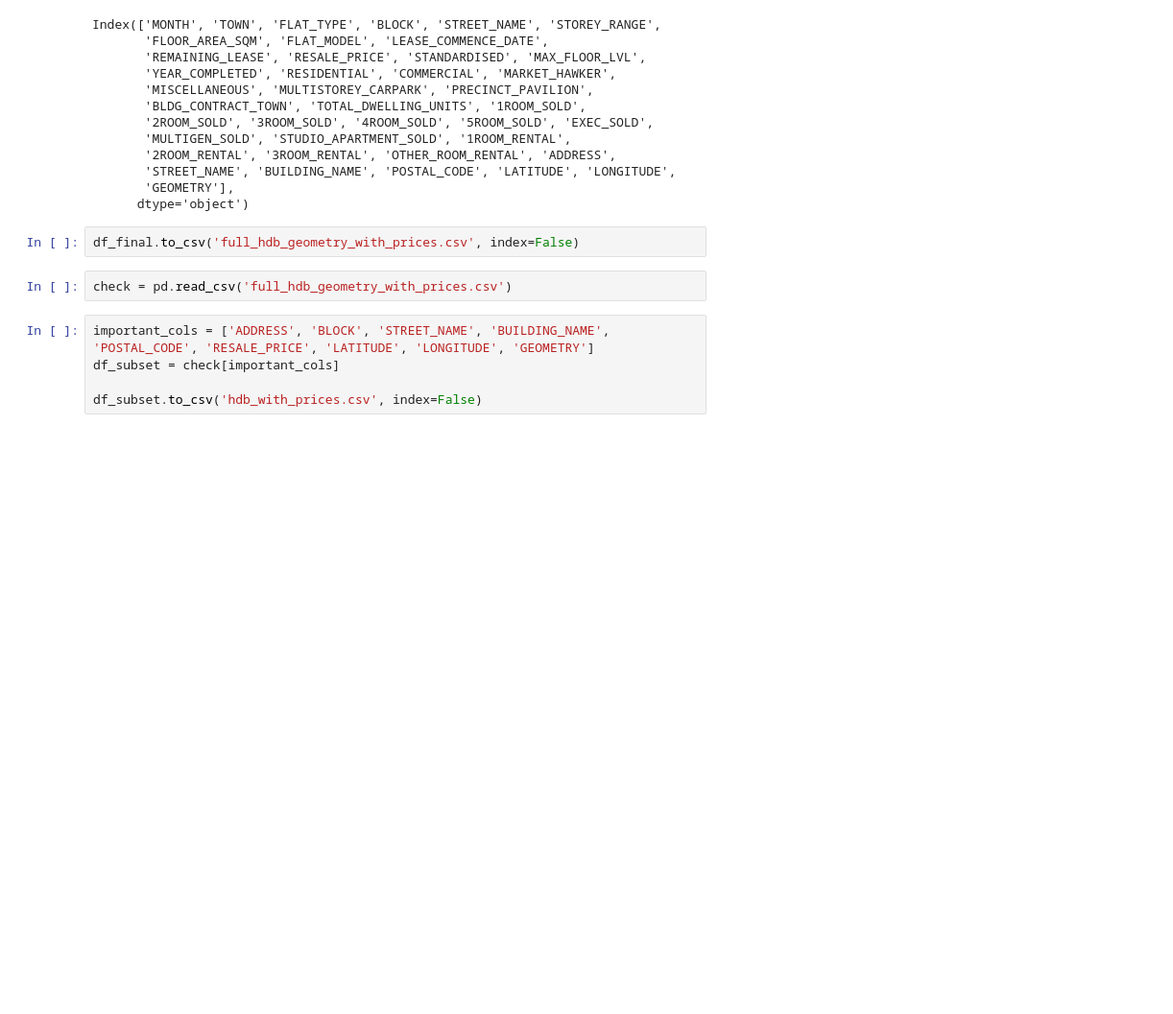
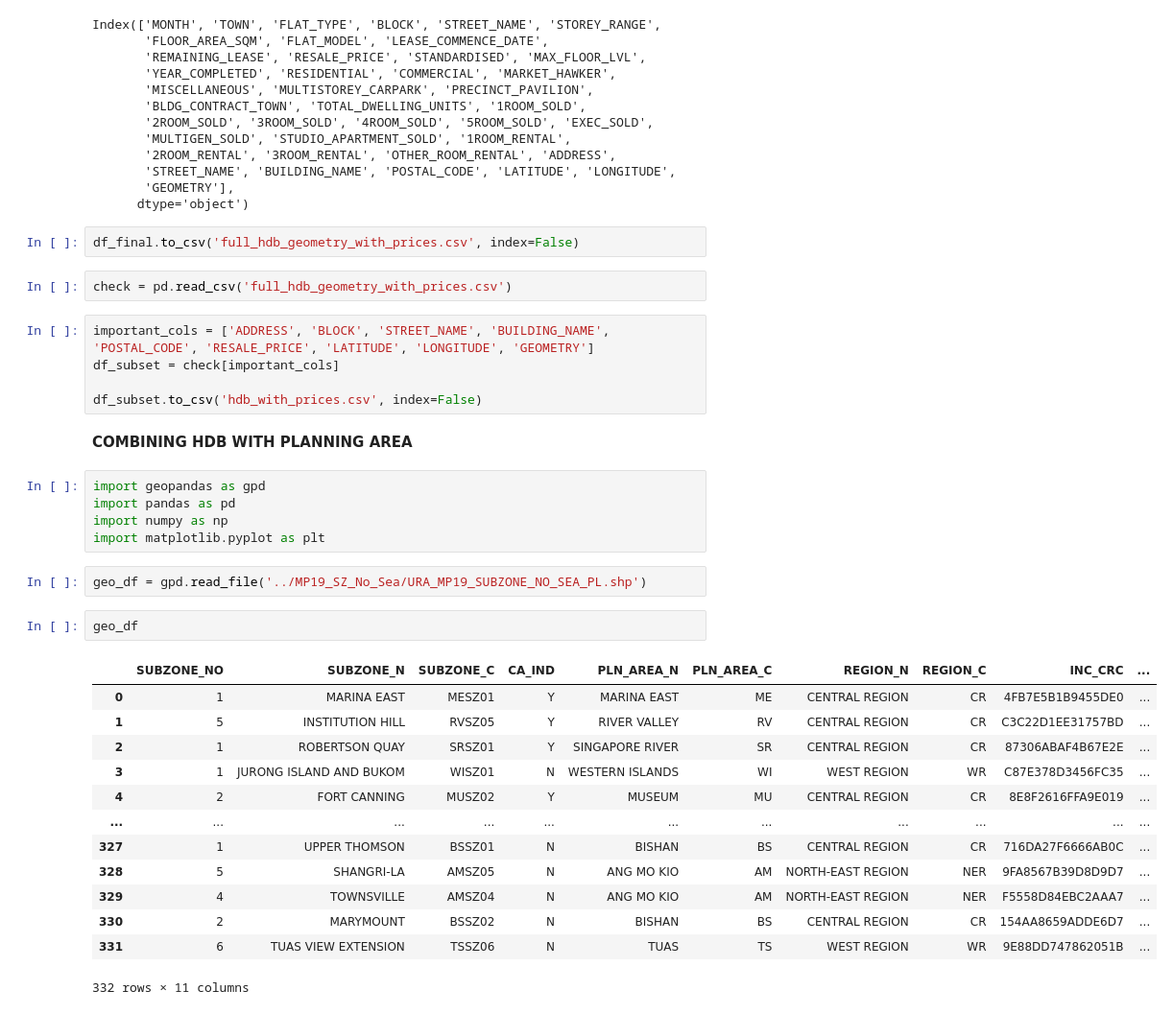
Before and after one commit to chinhockyang/skyrise-greenery-analysis, a Jupyter notebook: python_files/parse_hdb_add_prices_data.ipynb, the cells around one changed output. Shown at 96% size. Cells and saved outputs as stored; diff of their text form; blank space fills up the shorter version.

Commit message:
updated code to include merging of geodfs for planning area

```diff
--- a/python_files/parse_hdb_address_prices.ipynb
+++ b/python_files/parse_hdb_add_prices_data.ipynb
@@ -143,3 +143,28 @@ important_cols = ['ADDRESS', 'BLOCK', 'STREET_NAME', 'BUILDING_NAME', 'POSTAL_CO
 df_subset = check[important_cols]
 
 df_subset.to_csv('hdb_with_prices.csv', index=False)
+# %% [markdown]
+**COMBINING HDB WITH PLANNING AREA**
+# %%
+import geopandas as gpd
+import pandas as pd
+import numpy as np
+import matplotlib.pyplot as plt
+# %%
+geo_df = gpd.read_file('../MP19_SZ_No_Sea/URA_MP19_SUBZONE_NO_SEA_PL.shp')
+# %%
+geo_df
+# %% [output]
+|  | SUBZONE_NO | SUBZONE_N | SUBZONE_C | CA_IND | PLN_AREA_N | PLN_AREA_C | REGION_N | REGION_C | INC_CRC | ... |
+| 0 | 1 | MARINA EAST | MESZ01 | Y | MARINA EAST | ME | CENTRAL REGION | CR | 4FB7E5B1B9455DE0 | ... |
+| 1 | 5 | INSTITUTION HILL | RVSZ05 | Y | RIVER VALLEY | RV | CENTRAL REGION | CR | C3C22D1EE31757BD | ... |
+| 2 | 1 | ROBERTSON QUAY | SRSZ01 | Y | SINGAPORE RIVER | SR | CENTRAL REGION | CR | 87306ABAF4B67E2E | ... |
+| 3 | 1 | JURONG ISLAND AND BUKOM | WISZ01 | N | WESTERN ISLANDS | WI | WEST REGION | WR | C87E378D3456FC35 | ... |
+| 4 | 2 | FORT CANNING | MUSZ02 | Y | MUSEUM | MU | CENTRAL REGION | CR | 8E8F2616FFA9E019 | ... |
+| ... | ... | ... | ... | ... | ... | ... | ... | ... | ... | ... |
+| 327 | 1 | UPPER THOMSON | BSSZ01 | N | BISHAN | BS | CENTRAL REGION | CR | 716DA27F6666AB0C | ... |
+| 328 | 5 | SHANGRI-LA | AMSZ05 | N | ANG MO KIO | AM | NORTH-EAST REGION | NER | 9FA8567B39D8D9D7 | ... |
+| 329 | 4 | TOWNSVILLE | AMSZ04 | N | ANG MO KIO | AM | NORTH-EAST REGION | NER | F5558D84EBC2AAA7 | ... |
+| 330 | 2 | MARYMOUNT | BSSZ02 | N | BISHAN | BS | CENTRAL REGION | CR | 154AA8659ADDE6D7 | ... |
+| 331 | 6 | TUAS VIEW EXTENSION | TSSZ06 | N | TUAS | TS | WEST REGION | WR | 9E88DD747862051B | ... |
+332 rows × 11 columns
```
Also changed, not shown: parts of 10 cells of this notebook.
